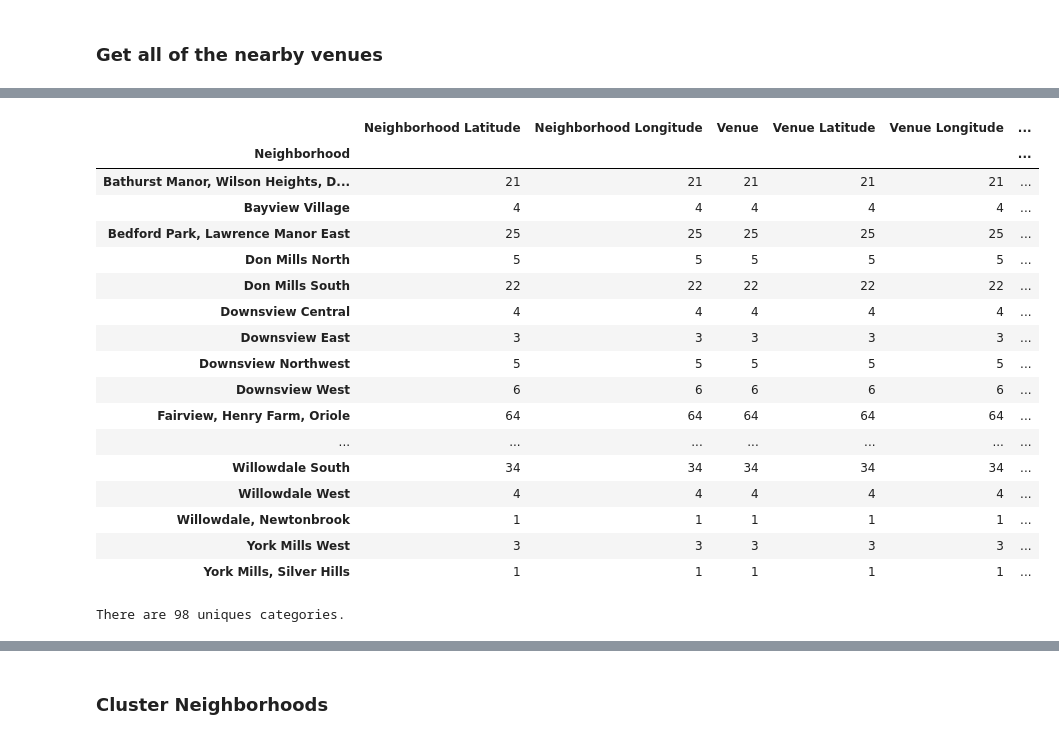
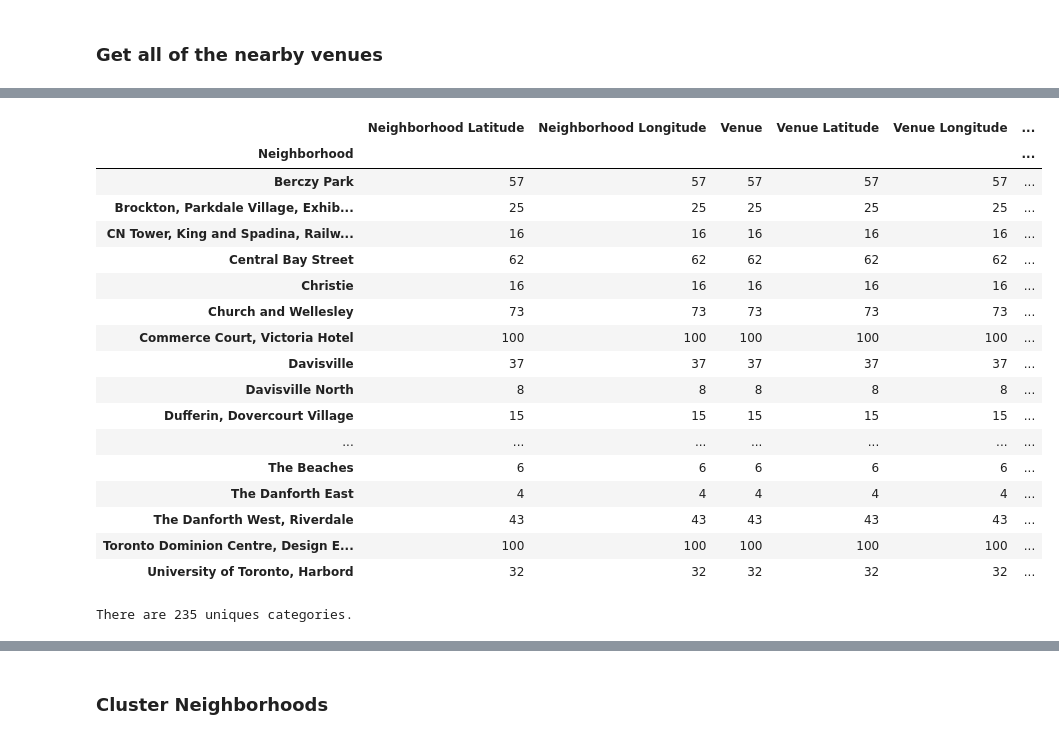
Before and after one commit to kmcleste/ml_from_scratch, a Jupyter notebook: coursera/Coursera_Capstone.ipynb, the cells around one changed output, grey strips where cells are left out. Cells and saved outputs as stored; diff of their text form; code cells hidden in the pictures.

```diff
--- a/coursera/Coursera_Capstone.ipynb
+++ b/coursera/Coursera_Capstone.ipynb
@@ -170,9 +192,9 @@ borough_data.head()
 # %%
-address = 'North York, CA'
+address = 'Toronto, CA'
 
 geolocator = Nominatim(user_agent="toronto_explorer")
 location = geolocator.geocode(address)
 latitude = location.latitude
 longitude = location.longitude
-print('The geograpical coordinate of North York are {}, {}.'.format(latitude, longitude))
+print('The geograpical coordinate of Toronto are {}, {}.'.format(latitude, longitude))
 # %% [output]
@@ -180,9 +202,9 @@ The geograpical coordinate of North York are 43.7543263, -79.44911696639593.
 # %%
-# create map of north_york using latitude and longitude values
-map_north_york = folium.Map(location=[latitude, longitude], zoom_start=11)
+# create map of toronto using latitude and longitude values
+map_toronto = folium.Map(location=[latitude, longitude], zoom_start=11)
 
 # add markers to map
-for lat, lng, label in zip(borough_data['Latitude'], borough_data['Longitude'], borough_data['Neighborhood']):
+for lat, lng, label in zip(toronto['Latitude'], toronto['Longitude'], toronto['Neighborhood']):
     label = folium.Popup(label, parse_html=True)
     folium.CircleMarker(
         [lat, lng],
@@ -192,9 +214,9 @@ for lat, lng, label in zip(borough_data['Latitude'], borough_data['Longitude'],
         fill=True,
         fill_color='#3186cc',
         fill_opacity=0.7,
-        parse_html=False).add_to(map_north_york)
+        parse_html=False).add_to(map_toronto)
 
-map_north_york
+map_toronto
 # %% [output]
 [interactive output not drawn]
 # %% [markdown]
@@ -206,8 +228,8 @@ borough_data.loc[0, 'Neighborhood']
 # %%
-neighborhood_latitude = borough_data.loc[0, 'Latitude'] # neighborhood latitude value
-neighborhood_longitude = borough_data.loc[0, 'Longitude'] # neighborhood longitude value
+neighborhood_latitude = toronto.loc[0, 'Latitude'] # neighborhood latitude value
+neighborhood_longitude = toronto.loc[0, 'Longitude'] # neighborhood longitude value
 
-neighborhood_name = borough_data.loc[0, 'Neighborhood'] # neighborhood name
+neighborhood_name = toronto.loc[0, 'Neighborhood'] # neighborhood name
 
 print('Latitude and longitude values of {} are {}, {}.'.format(neighborhood_name,
                                                                neighborhood_latitude,
@@ -336,8 +361,8 @@ def getNearbyVenues(names, latitudes, longitudes, radius=500):
 
     return(nearby_venues)
 # %%
-north_york_venues = getNearbyVenues(names=borough_data['Neighborhood'],
-                                   latitudes=borough_data['Latitude'],
-                                   longitudes=borough_data['Longitude']
+toronto_venues = getNearbyVenues(names=toronto['Neighborhood'],
+                                   latitudes=toronto['Latitude'],
+                                   longitudes=toronto['Longitude']
                                   )
 # %% [output]
@@ -372,26 +397,26 @@ north_york_venues.head()
 # %%
-north_york_venues.groupby('Neighborhood').count()
+toronto_venues.groupby('Neighborhood').count()
 # %% [output]
 |  | Neighborhood Latitude | Neighborhood Longitude | Venue | Venue Latitude | Venue Longitude | ... |
 | Neighborhood |  |  |  |  |  | ... |
-| Bathurst Manor, Wilson Heights, D... | 21 | 21 | 21 | 21 | 21 | ... |
-| Bayview Village | 4 | 4 | 4 | 4 | 4 | ... |
-| Bedford Park, Lawrence Manor East | 25 | 25 | 25 | 25 | 25 | ... |
-| Don Mills North | 5 | 5 | 5 | 5 | 5 | ... |
-| Don Mills South | 22 | 22 | 22 | 22 | 22 | ... |
-| Downsview Central | 4 | 4 | 4 | 4 | 4 | ... |
-| Downsview East | 3 | 3 | 3 | 3 | 3 | ... |
-| Downsview Northwest | 5 | 5 | 5 | 5 | 5 | ... |
-| Downsview West | 6 | 6 | 6 | 6 | 6 | ... |
-| Fairview, Henry Farm, Oriole | 64 | 64 | 64 | 64 | 64 | ... |
+| Berczy Park | 57 | 57 | 57 | 57 | 57 | ... |
+| Brockton, Parkdale Village, Exhib... | 25 | 25 | 25 | 25 | 25 | ... |
+| CN Tower, King and Spadina, Railw... | 16 | 16 | 16 | 16 | 16 | ... |
+| Central Bay Street | 62 | 62 | 62 | 62 | 62 | ... |
+| Christie | 16 | 16 | 16 | 16 | 16 | ... |
+| Church and Wellesley | 73 | 73 | 73 | 73 | 73 | ... |
+| Commerce Court, Victoria Hotel | 100 | 100 | 100 | 100 | 100 | ... |
+| Davisville | 37 | 37 | 37 | 37 | 37 | ... |
+| Davisville North | 8 | 8 | 8 | 8 | 8 | ... |
+| Dufferin, Dovercourt Village | 15 | 15 | 15 | 15 | 15 | ... |
 | ... | ... | ... | ... | ... | ... | ... |
-| Willowdale South | 34 | 34 | 34 | 34 | 34 | ... |
-| Willowdale West | 4 | 4 | 4 | 4 | 4 | ... |
-| Willowdale, Newtonbrook | 1 | 1 | 1 | 1 | 1 | ... |
-| York Mills West | 3 | 3 | 3 | 3 | 3 | ... |
-| York Mills, Silver Hills | 1 | 1 | 1 | 1 | 1 | ... |
+| The Beaches | 6 | 6 | 6 | 6 | 6 | ... |
+| The Danforth East | 4 | 4 | 4 | 4 | 4 | ... |
+| The Danforth West, Riverdale | 43 | 43 | 43 | 43 | 43 | ... |
+| Toronto Dominion Centre, Design E... | 100 | 100 | 100 | 100 | 100 | ... |
+| University of Toronto, Harbord | 32 | 32 | 32 | 32 | 32 | ... |
 # %%
-print('There are {} uniques categories.'.format(len(north_york_venues['Venue Category'].unique())))
+print('There are {} uniques categories.'.format(len(toronto_venues['Venue Category'].unique())))
 # %% [output]
-There are 98 uniques categories.
+There are 235 uniques categories.
 # %%
```
Also changed, not shown: parts of 40 cells of this notebook.
